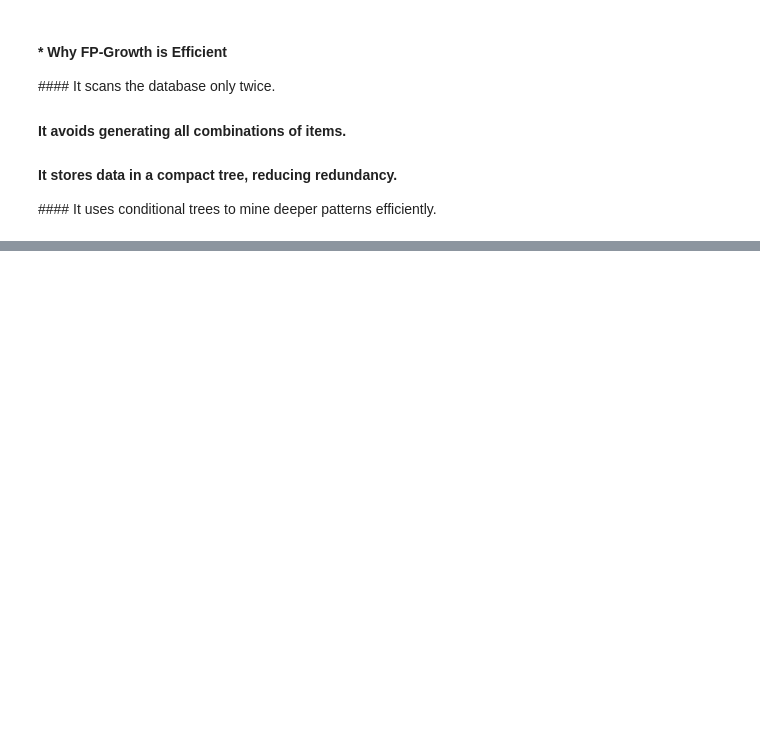
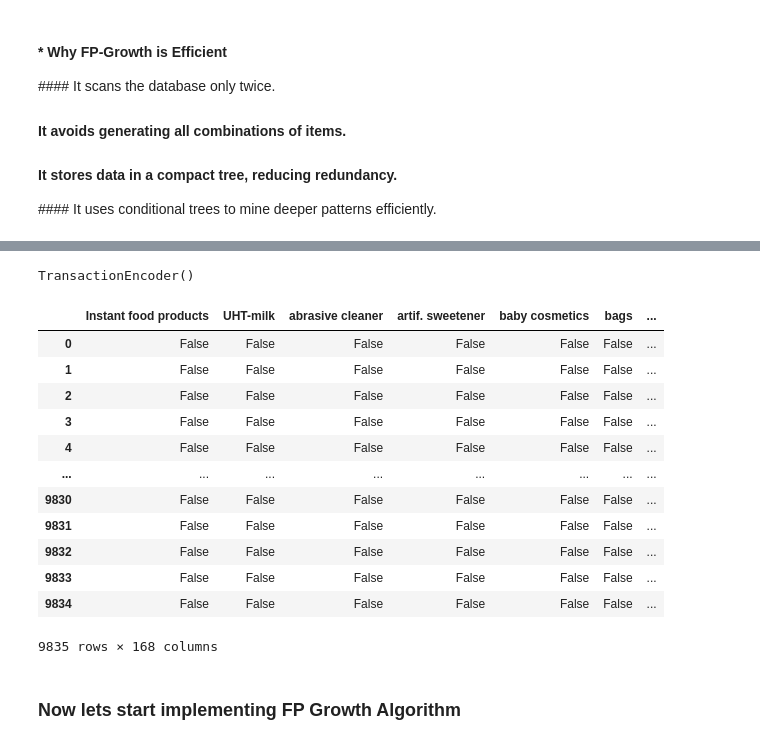
Before and after one commit to BhavyaKansal20/MachineLearning, a Jupyter notebook: Unsupervised ML/Association/FP_Growth_Algorithm.ipynb, the cells around one changed output, grey strips where cells are left out. Drawn from its saved outputs; the diff is of its cells as text; code cells hidden in the pictures; blank space fills up the shorter version.

Commit message:
Updated Apriori and FP Growth algorithm notebooks.

```diff
--- a/Unsupervised ML/Association/FP_Growth_Algorithm.ipynb
+++ b/Unsupervised ML/Association/FP_Growth_Algorithm.ipynb
@@ -15,0 +22,3 @@
+# %%
+dataset = pd.read_csv("/Users/bhavyakansal/Datasets/groceries - groceries.csv")
+dataset.head(3)
@@ -15,0 +34,8 @@
+# %%
+market=[]
+for i in range (0 ,dataset.shape[0]):
+    customer =[]
+    for j in dataset.columns:
+        if type(dataset[j][i])== str :
+            customer.append(dataset[j][i])
+    market.append(customer)
@@ -15,0 +84,25 @@
+# %%
+tr = TransactionEncoder()
+tr.fit(market)
+# %% [output]
+TransactionEncoder()
+# %%
+df = pd.DataFrame(tr.transform(market) , columns=tr.columns_)
+# %%
+df
+# %% [output]
+|  | Instant food products | UHT-milk | abrasive cleaner | artif. sweetener | baby cosmetics | bags | ... |
+| 0 | False | False | False | False | False | False | ... |
+| 1 | False | False | False | False | False | False | ... |
+| 2 | False | False | False | False | False | False | ... |
+| 3 | False | False | False | False | False | False | ... |
+| 4 | False | False | False | False | False | False | ... |
+| ... | ... | ... | ... | ... | ... | ... | ... |
+| 9830 | False | False | False | False | False | False | ... |
+| 9831 | False | False | False | False | False | False | ... |
+| 9832 | False | False | False | False | False | False | ... |
+| 9833 | False | False | False | False | False | False | ... |
+| 9834 | False | False | False | False | False | False | ... |
+9835 rows × 168 columns
+# %% [markdown]
+### Now lets start implementing FP Growth Algorithm
```
Also changed, not shown: parts of 16 cells of this notebook, 1 other file.
